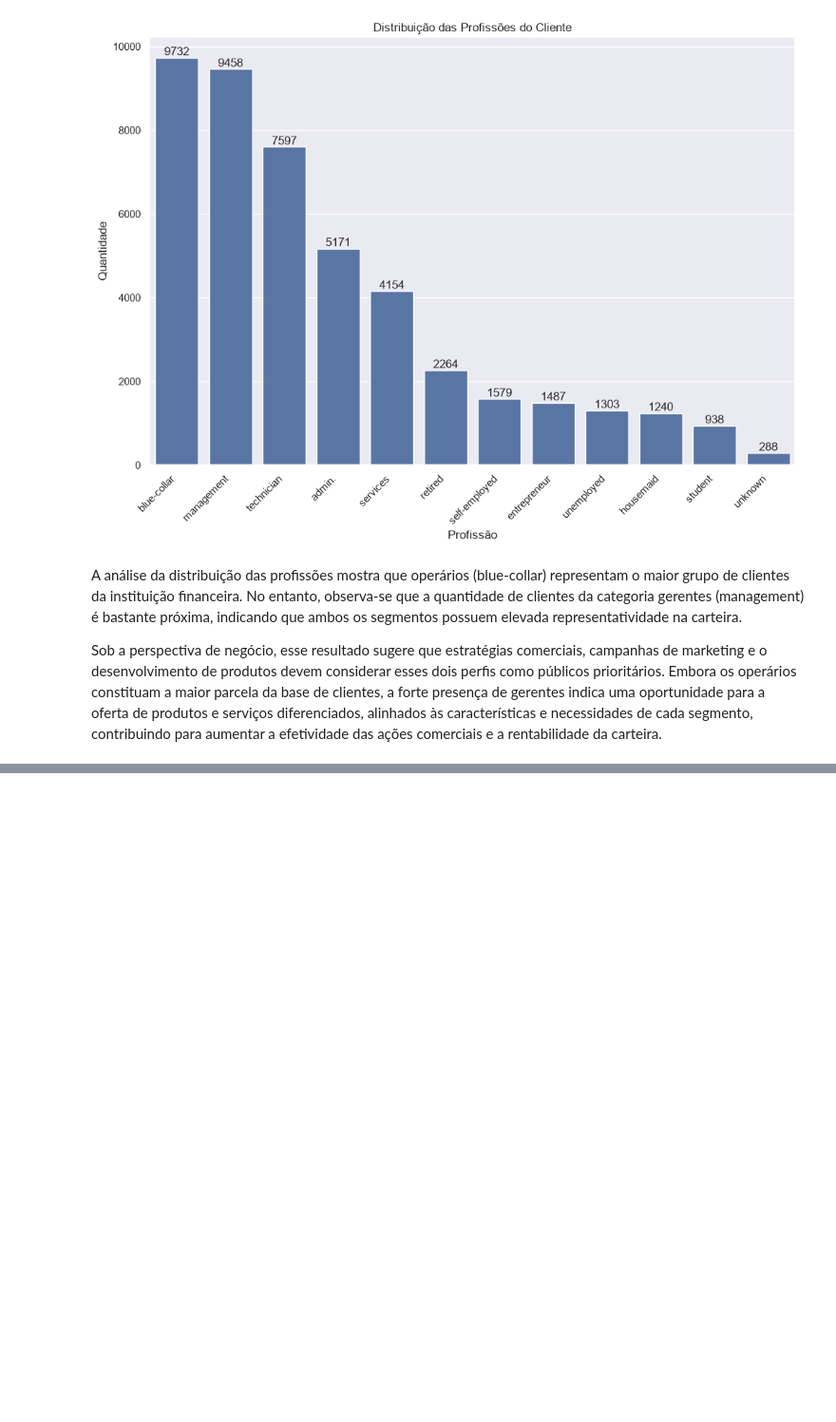
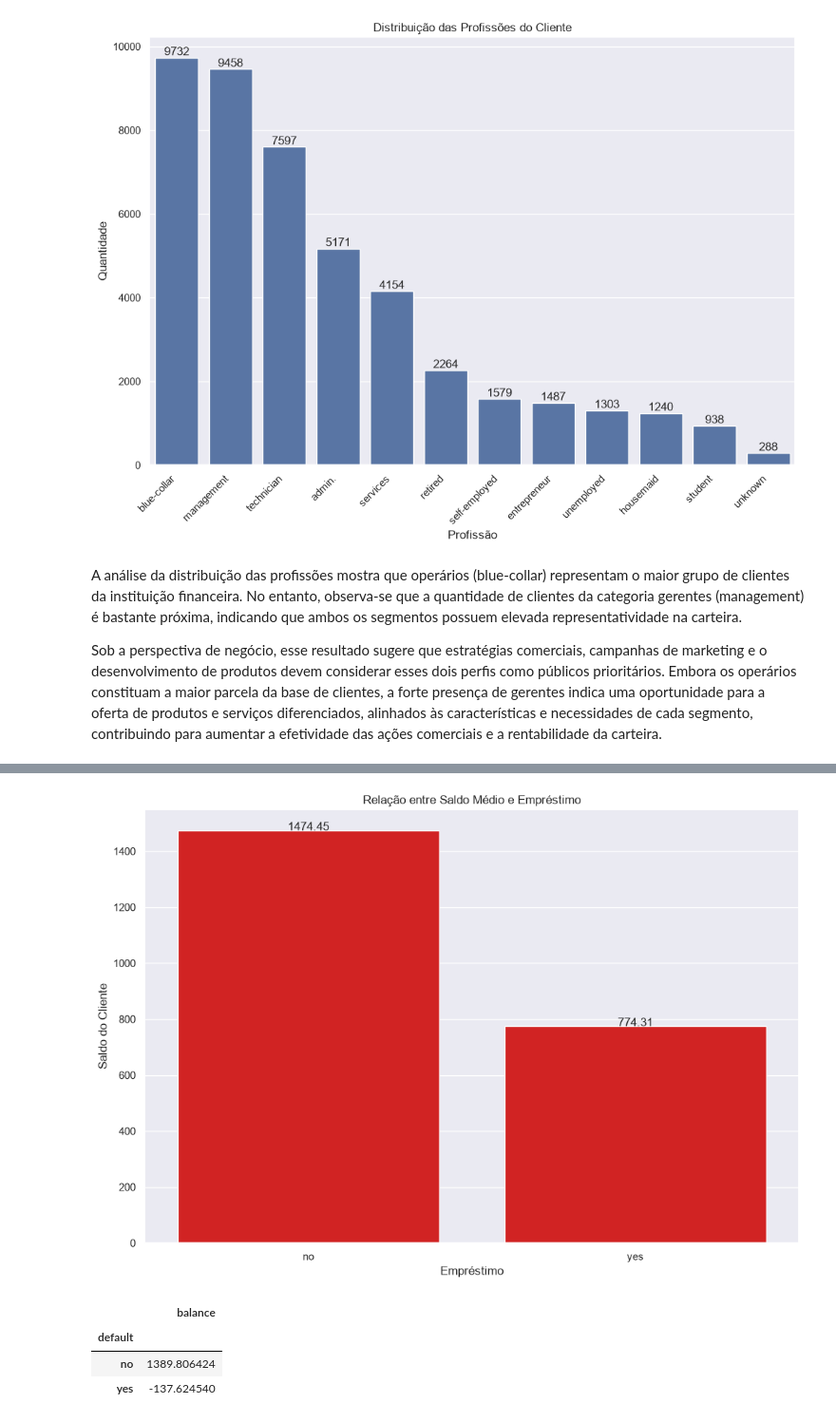
Before and after one commit to hccruz/Bank_Marketing, a Jupyter notebook: notebook/main.ipynb, the cells around one changed output, grey strips where cells are left out. Shown at 95% size. Saved outputs shown, nothing was run; the diff lists cells and outputs as text; code cells hidden in the pictures; blank space fills up the shorter version.

```diff
--- a/notebook/main.ipynb
+++ b/notebook/main.ipynb
@@ -131,0 +254,40 @@ Sob a perspectiva de negócio, esse resultado sugere que estratégias comerciais
+# %%
+plt.figure(figsize=(12,8))
+
+ax = sns.barplot(
+    data=saldo_bancario_emprestimo,
+    x='loan',
+    y='balance',
+    color="#EE0606"
+)
+
+# Adicionar os rótulos
+for p in ax.patches:
+    ax.annotate(
+        f'{p.get_height():.2f}',
+        (p.get_x() + p.get_width()/2, p.get_height()),
+        ha='center'
+    )
+
+plt.title('Relação entre Saldo Médio e Empréstimo')
+plt.xlabel('Empréstimo')
+plt.ylabel('Saldo do Cliente')
+
+plt.show()
+# %% [output]
+[figure, added]
+# %%
+saldo_bancario_inadimplencia = pd.pivot_table(
+    df,
+    index='default',
+    values='balance',
+    aggfunc='mean',
+    fill_value=0
+)
+
+saldo_bancario_inadimplencia
+# %% [output]
+|  | balance |
+| default |  |
+| no | 1389.806424 |
+| yes | -137.624540 |
```
Also changed, not shown: parts of 14 cells of this notebook.
